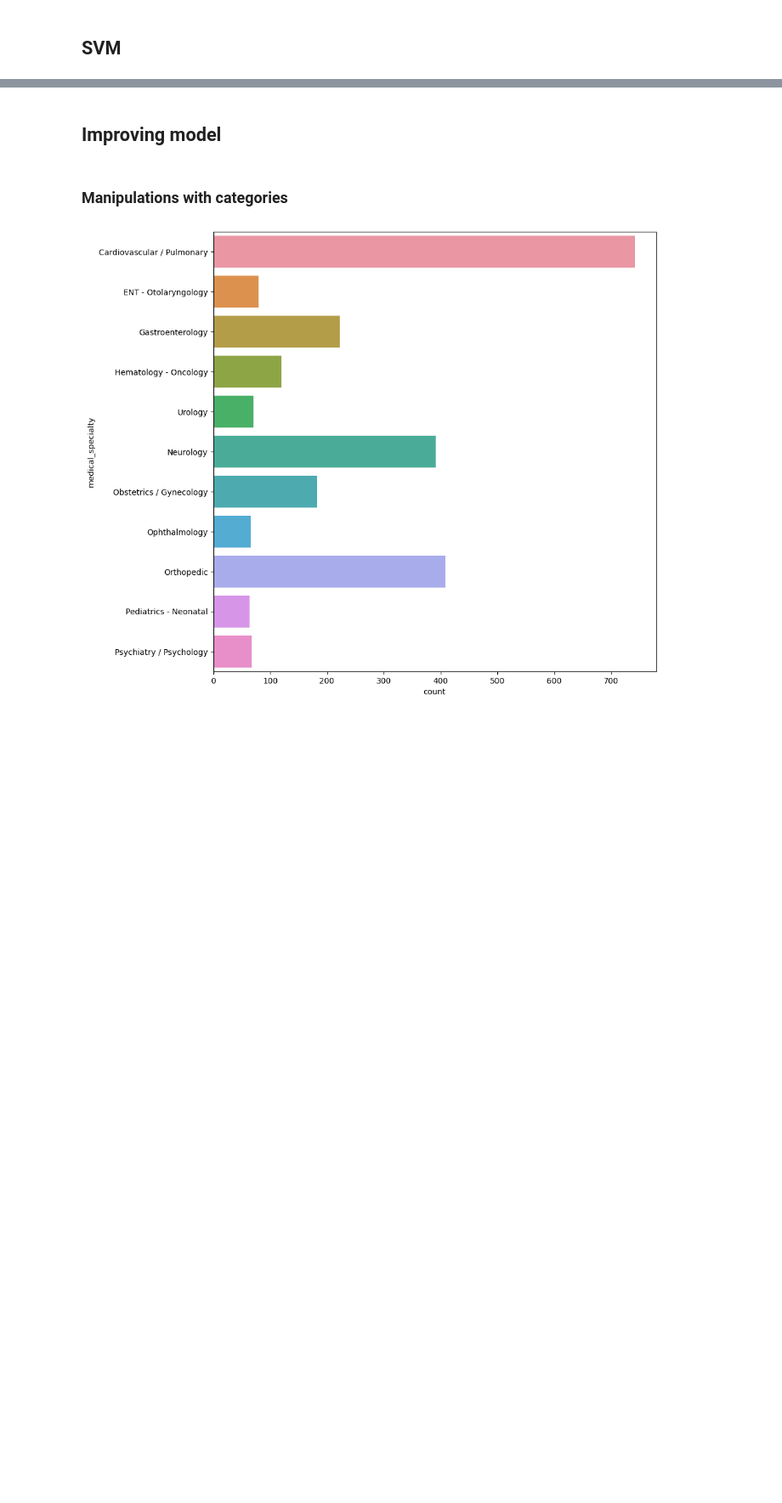
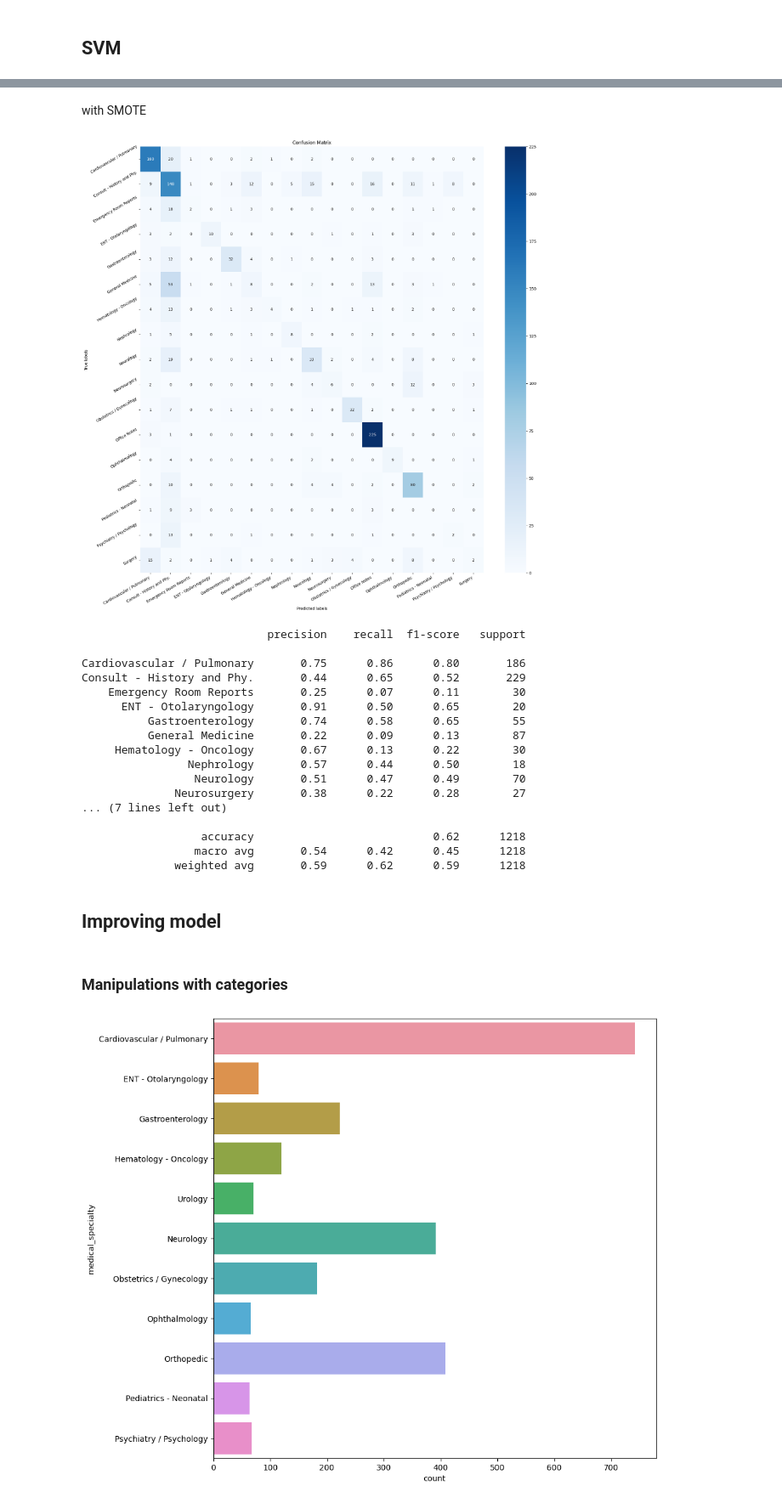
Before and after one commit to evgene-sh/HMLP, a Jupyter notebook: main.ipynb, the cells around one changed output, grey strips where cells are left out. Shown at 85% size. Drawn from its saved outputs; the diff is of its cells as text; code cells hidden in the pictures; blank space fills up the shorter version.

```diff
--- a/main.ipynb
+++ b/main.ipynb
@@ -214,3 +228,31 @@ Consult - History and Phy.       0.43      0.66      0.52       229
+# %% [markdown]
+with SMOTE
+# %%
+SVM = svm.SVC(C=1.0, kernel='linear', degree=3, gamma='auto')
+SVM.fit(x_smote_train, y_smote_train)
+
+y_test_pred = SVM.predict(x_smote_test)
+
+learning_results(y_smote_test, y_smote_test_pred, category_list)
+# %% [output]
+[figure, added]
+                            precision    recall  f1-score   support
+
+Cardiovascular / Pulmonary       0.75      0.86      0.80       186
+Consult - History and Phy.       0.44      0.65      0.52       229
+    Emergency Room Reports       0.25      0.07      0.11        30
+      ENT - Otolaryngology       0.91      0.50      0.65        20
+          Gastroenterology       0.74      0.58      0.65        55
+          General Medicine       0.22      0.09      0.13        87
+     Hematology - Oncology       0.67      0.13      0.22        30
+                Nephrology       0.57      0.44      0.50        18
+                 Neurology       0.51      0.47      0.49        70
+              Neurosurgery       0.38      0.22      0.28        27
+... (7 lines left out)
+
+                  accuracy                           0.62      1218
+                 macro avg       0.54      0.42      0.45      1218
+              weighted avg       0.59      0.62      0.59      1218
 # %% [markdown]
 ## Improving model
 # %% [markdown]
```
Also changed, not shown: parts of 12 cells of this notebook.
